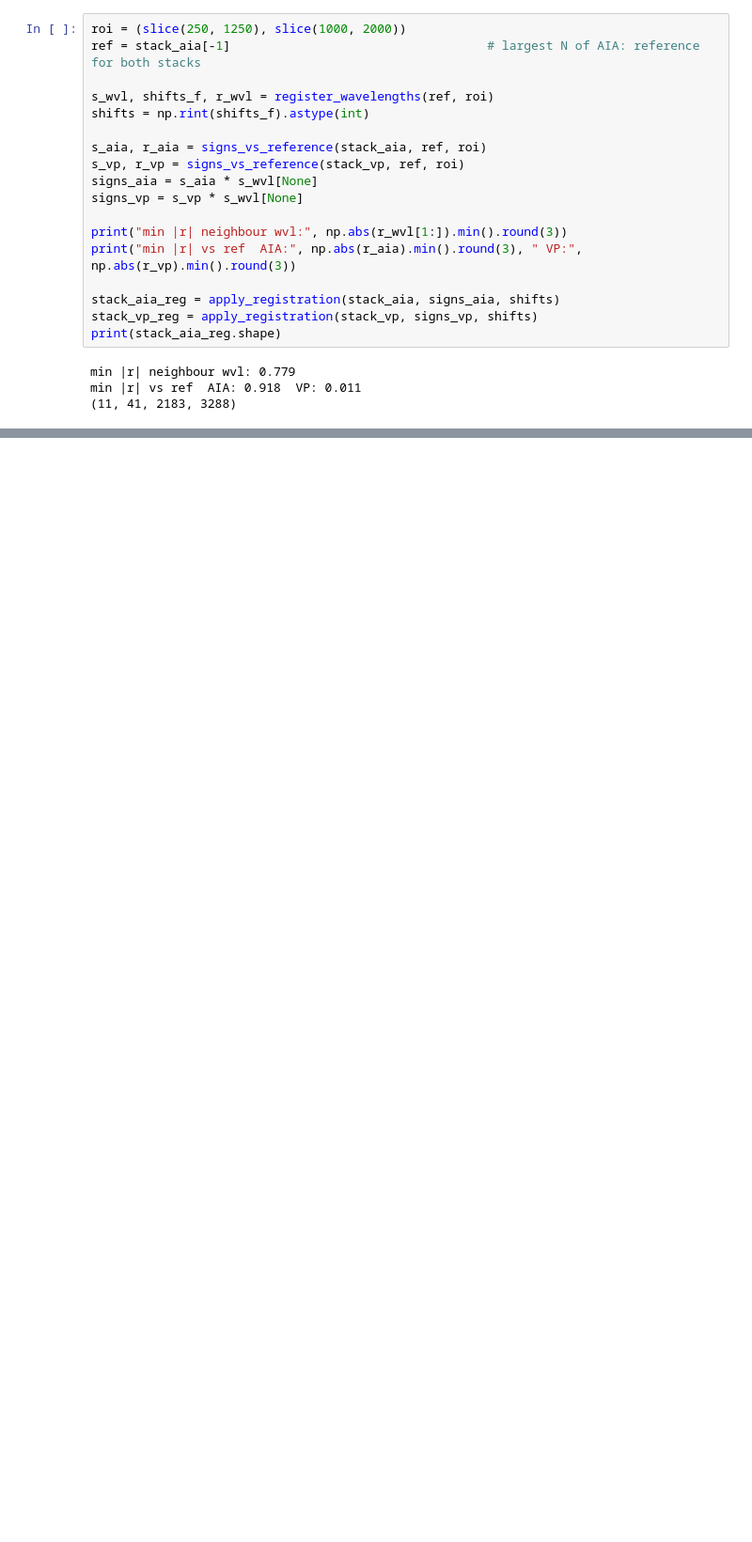
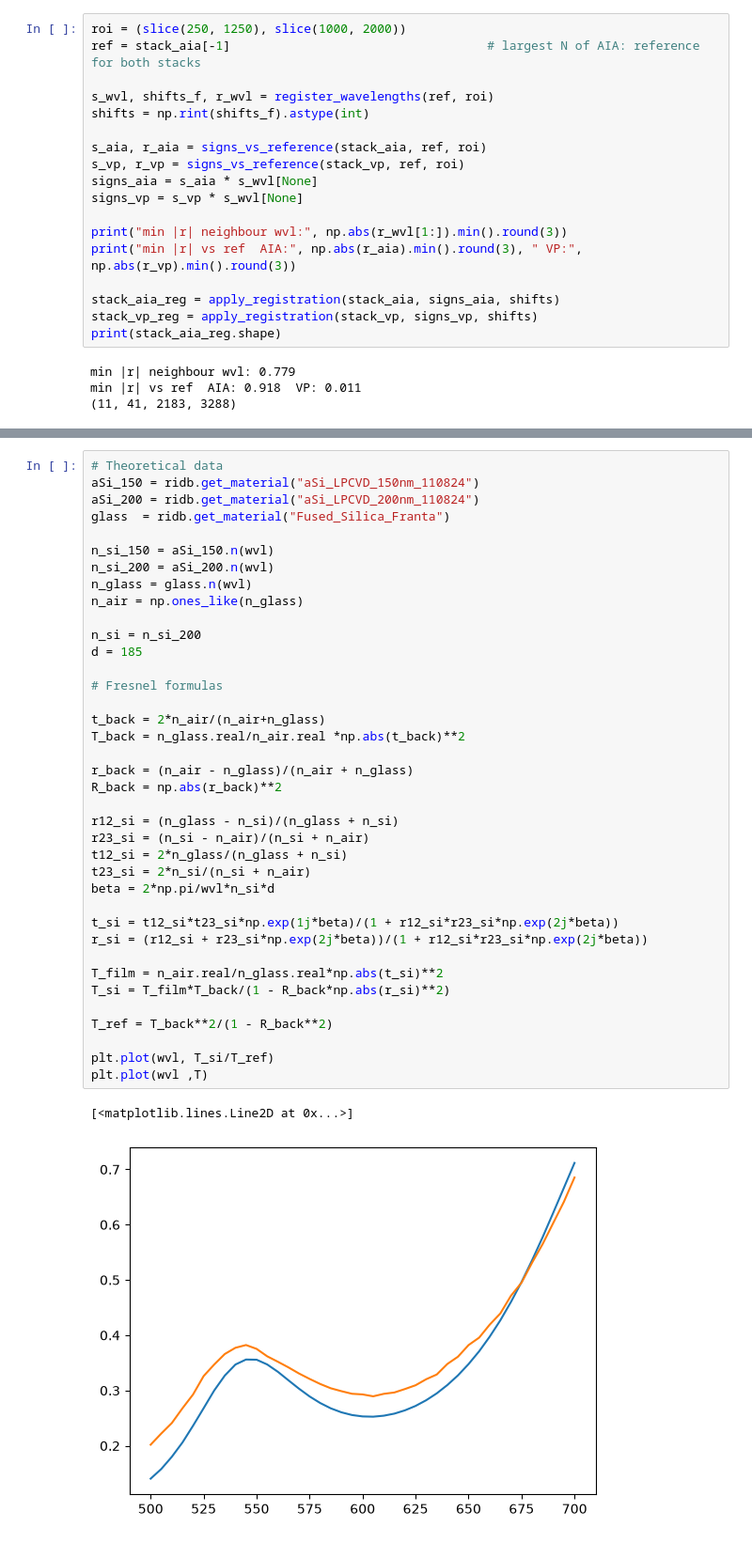
Before and after one commit to RodionovSA/phase-shift, a Jupyter notebook: scripts/analysis/vp_aia_vs_aia_N_wvl_stack.ipynb, the cells around one changed output, grey strips where cells are left out. Shown at 94% size. Saved outputs shown, nothing was run; the diff lists cells and outputs as text; blank space fills up the shorter version.

```diff
--- a/scripts/analysis/vp_aia_vs_aia_N_wvl_stack.ipynb
+++ b/scripts/analysis/vp_aia_vs_aia_N_wvl_stack.ipynb
@@ -128,0 +189,41 @@ plt.ylim([-0.5, 0.5])
+# %%
+# Theoretical data
+aSi_150 = ridb.get_material("aSi_LPCVD_150nm_110824")
+aSi_200 = ridb.get_material("aSi_LPCVD_200nm_110824")
+glass  = ridb.get_material("Fused_Silica_Franta")
+
+n_si_150 = aSi_150.n(wvl)
+n_si_200 = aSi_200.n(wvl)
+n_glass = glass.n(wvl)
+n_air = np.ones_like(n_glass)
+
+n_si = n_si_200
+d = 185
+
+# Fresnel formulas
+
+t_back = 2*n_air/(n_air+n_glass)
+T_back = n_glass.real/n_air.real *np.abs(t_back)**2
+
+r_back = (n_air - n_glass)/(n_air + n_glass)
+R_back = np.abs(r_back)**2
+
+r12_si = (n_glass - n_si)/(n_glass + n_si)
+r23_si = (n_si - n_air)/(n_si + n_air)
+t12_si = 2*n_glass/(n_glass + n_si)
+t23_si = 2*n_si/(n_si + n_air)
+beta = 2*np.pi/wvl*n_si*d
+
+t_si = t12_si*t23_si*np.exp(1j*beta)/(1 + r12_si*r23_si*np.exp(2j*beta))
+r_si = (r12_si + r23_si*np.exp(2j*beta))/(1 + r12_si*r23_si*np.exp(2j*beta))
+
+T_film = n_air.real/n_glass.real*np.abs(t_si)**2
+T_si = T_film*T_back/(1 - R_back*np.abs(r_si)**2)
+
+T_ref = T_back**2/(1 - R_back**2)
+
+plt.plot(wvl, T_si/T_ref)
+plt.plot(wvl ,T)
+# %% [output]
+[<matplotlib.lines.Line2D at 0x...>]
+[figure, added]
```
Also changed, not shown: parts of 15 cells of this notebook, 15 other files.
